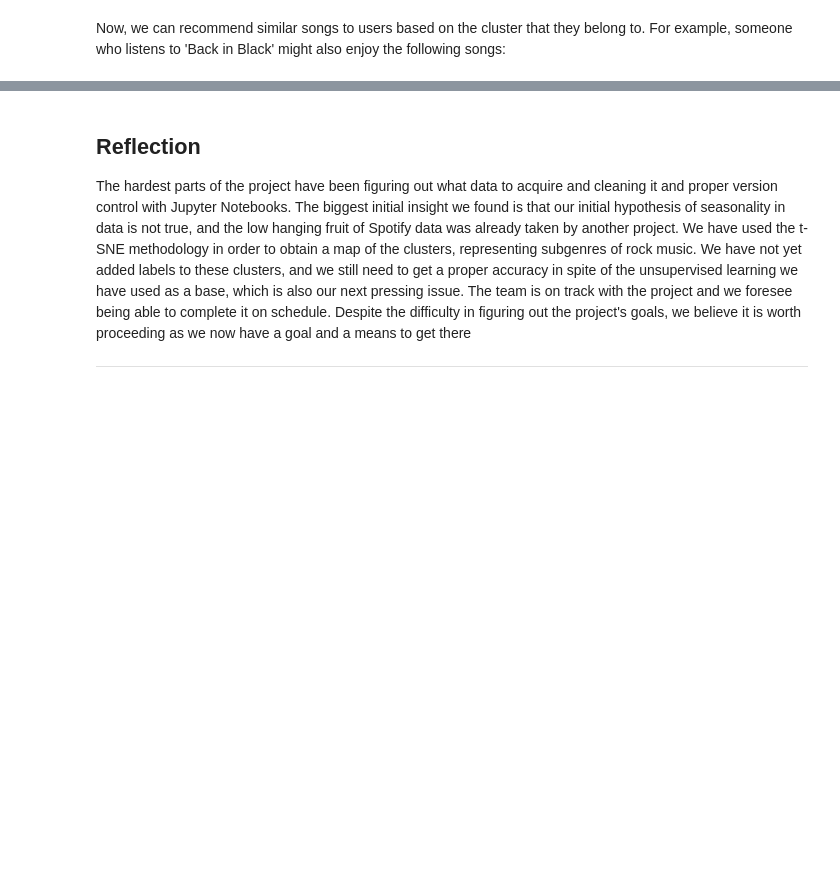
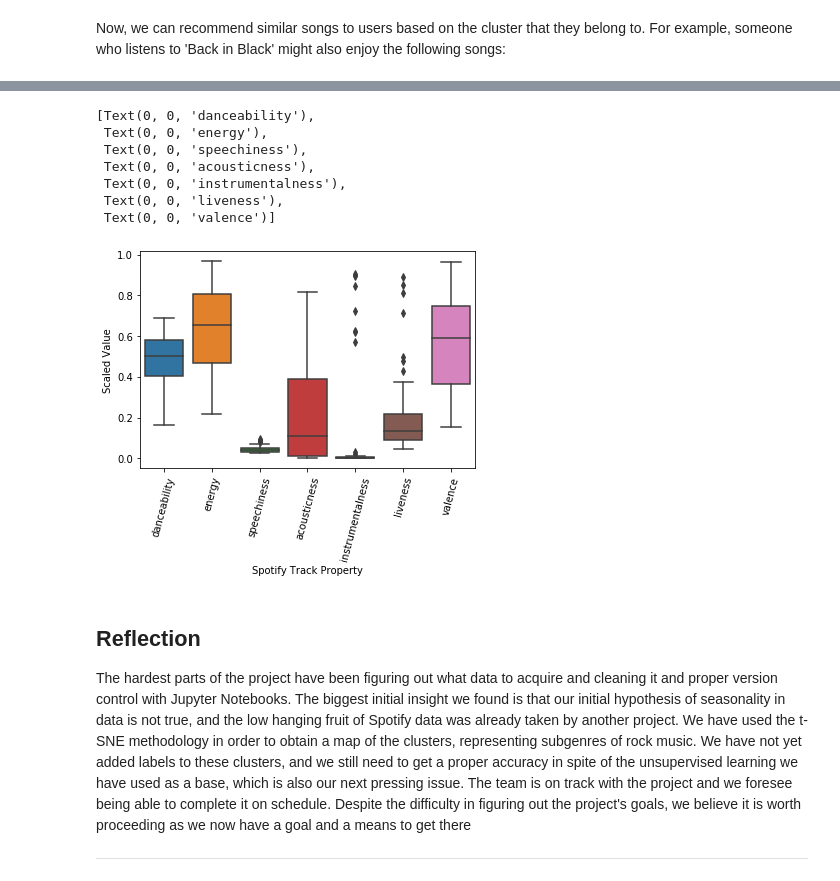
Before and after one commit to uic-cs418/cs418-s20-the-diatonics, a Jupyter notebook: CS418-Project.ipynb, the cells around one changed output, grey strips where cells are left out. Cells and saved outputs as stored; diff of their text form; code cells hidden in the pictures; blank space fills up the shorter version.

```diff
--- a/CS418-Project.ipynb
+++ b/CS418-Project.ipynb
@@ -181,6 +212,28 @@ while(True):
     else:
         dataframe.loc[j:len(urls),:].baseline = i
         break
+# %%
+center2 = center.copy()
+plot = sns.boxplot(
+    data=center2.drop(columns=['tempo', 'loudness', 'key', 'cluster'])
+)
+plot.set(
+    xlabel='Spotify Track Property',
+    ylabel='Scaled Value'
+)
+plot.set_xticklabels(
+    plot.get_xticklabels(),
+    rotation=75
+)
+# %% [output]
+[Text(0, 0, 'danceability'),
+ Text(0, 0, 'energy'),
+ Text(0, 0, 'speechiness'),
+ Text(0, 0, 'acousticness'),
+ Text(0, 0, 'instrumentalness'),
+ Text(0, 0, 'liveness'),
+ Text(0, 0, 'valence')]
+[figure, added]
 # %% [markdown]
 ## Reflection
 The hardest parts of the project have been figuring out what data to acquire and cleaning it and proper version control with Jupyter Notebooks.  The biggest initial insight we found is that our initial hypothesis of seasonality in data is not true, and the low hanging fruit of Spotify data was already taken by another project.  We have used the t-SNE methodology in order to obtain a map of the clusters, representing subgenres of rock music.  We have not yet added labels to these clusters, and we still need to get a proper accuracy in spite of the unsupervised learning we have used as a base, which is also our next pressing issue.  The team is on track with the project and we foresee being able to complete it on schedule.  Despite the difficulty in figuring out the project's goals, we believe it is worth proceeding as we now have a goal and a means to get there
```
Also changed, not shown: parts of 18 cells of this notebook, 2 other files.
